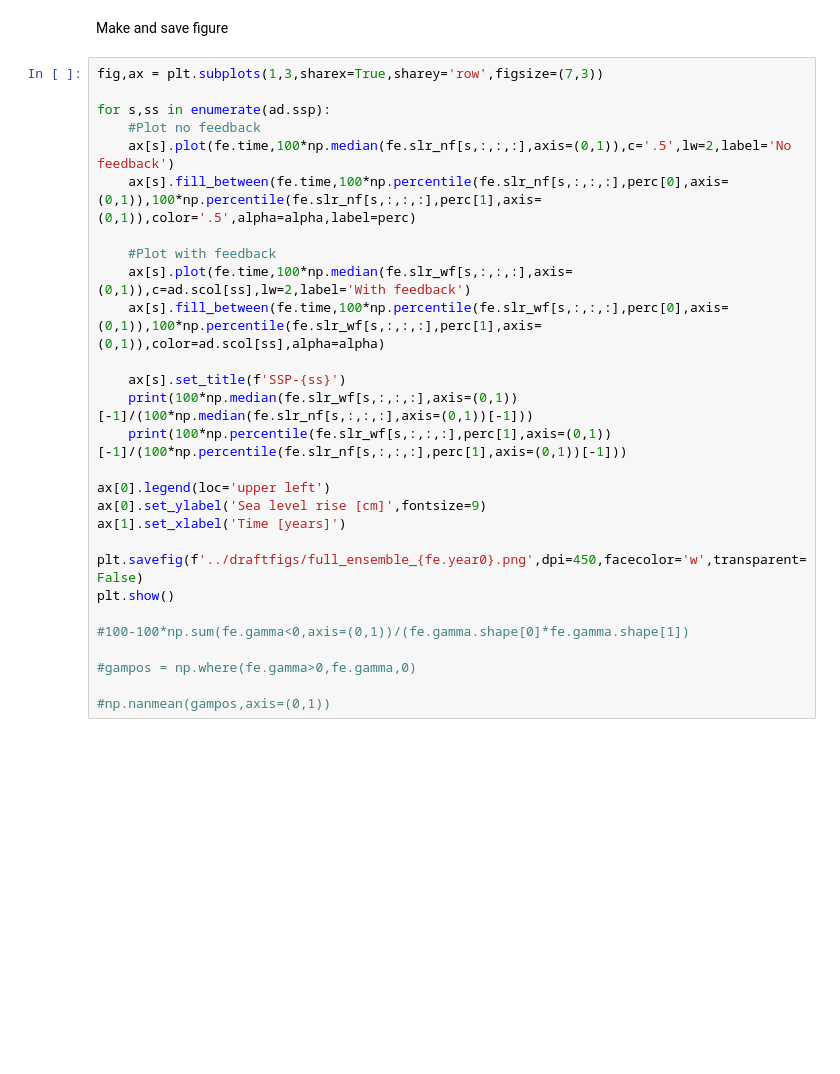
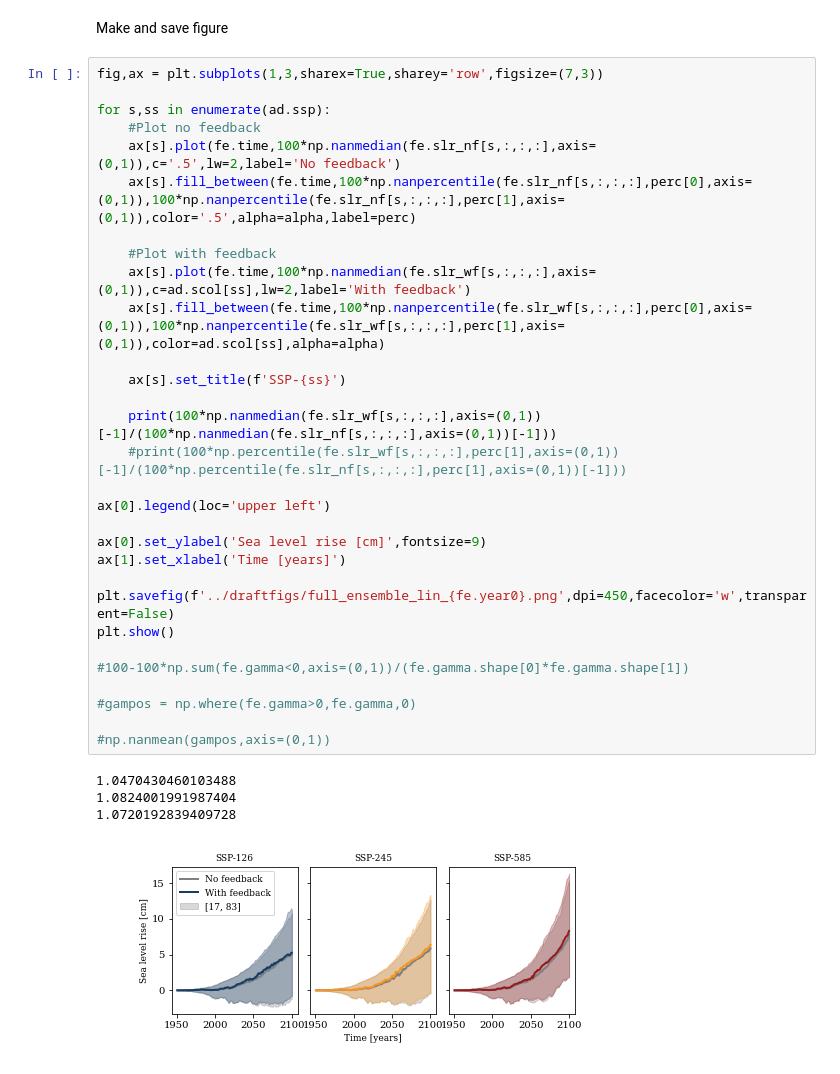
Before and after one commit to erwinlambert/feedback, a Jupyter notebook: notebooks/Draftplot_full_ensemble.ipynb, the cells around one changed output. Cells and saved outputs as stored; diff of their text form; blank space fills up the shorter version.

```diff
--- a/notebooks/Draftplot_full_ensemble.ipynb
+++ b/notebooks/Draftplot_full_ensemble.ipynb
@@ -47,28 +81,35 @@ Make and save figure
 # %%
 fig,ax = plt.subplots(1,3,sharex=True,sharey='row',figsize=(7,3))
 
 for s,ss in enumerate(ad.ssp):
     #Plot no feedback
-    ax[s].plot(fe.time,100*np.median(fe.slr_nf[s,:,:,:],axis=(0,1)),c='.5',lw=2,label='No feedback')
-    ax[s].fill_between(fe.time,100*np.percentile(fe.slr_nf[s,:,:,:],perc[0],axis=(0,1)),100*np.percentile(fe.slr_nf[s,:,:,:],perc[1],axis=(0,1)),color='.5',alpha=alpha,label=perc)
+    ax[s].plot(fe.time,100*np.nanmedian(fe.slr_nf[s,:,:,:],axis=(0,1)),c='.5',lw=2,label='No feedback')
+    ax[s].fill_between(fe.time,100*np.nanpercentile(fe.slr_nf[s,:,:,:],perc[0],axis=(0,1)),100*np.nanpercentile(fe.slr_nf[s,:,:,:],perc[1],axis=(0,1)),color='.5',alpha=alpha,label=perc)
 
     #Plot with feedback
-    ax[s].plot(fe.time,100*np.median(fe.slr_wf[s,:,:,:],axis=(0,1)),c=ad.scol[ss],lw=2,label='With feedback')
-    ax[s].fill_between(fe.time,100*np.percentile(fe.slr_wf[s,:,:,:],perc[0],axis=(0,1)),100*np.percentile(fe.slr_wf[s,:,:,:],perc[1],axis=(0,1)),color=ad.scol[ss],alpha=alpha)
+    ax[s].plot(fe.time,100*np.nanmedian(fe.slr_wf[s,:,:,:],axis=(0,1)),c=ad.scol[ss],lw=2,label='With feedback')
+    ax[s].fill_between(fe.time,100*np.nanpercentile(fe.slr_wf[s,:,:,:],perc[0],axis=(0,1)),100*np.nanpercentile(fe.slr_wf[s,:,:,:],perc[1],axis=(0,1)),color=ad.scol[ss],alpha=alpha)
 
     ax[s].set_title(f'SSP-{ss}')
-    print(100*np.median(fe.slr_wf[s,:,:,:],axis=(0,1))[-1]/(100*np.median(fe.slr_nf[s,:,:,:],axis=(0,1))[-1]))
-    print(100*np.percentile(fe.slr_wf[s,:,:,:],perc[1],axis=(0,1))[-1]/(100*np.percentile(fe.slr_nf[s,:,:,:],perc[1],axis=(0,1))[-1]))
+
+    print(100*np.nanmedian(fe.slr_wf[s,:,:,:],axis=(0,1))[-1]/(100*np.nanmedian(fe.slr_nf[s,:,:,:],axis=(0,1))[-1]))
+    #print(100*np.percentile(fe.slr_wf[s,:,:,:],perc[1],axis=(0,1))[-1]/(100*np.percentile(fe.slr_nf[s,:,:,:],perc[1],axis=(0,1))[-1]))
 
 ax[0].legend(loc='upper left')
+
 ax[0].set_ylabel('Sea level rise [cm]',fontsize=9)
 ax[1].set_xlabel('Time [years]')
 
-plt.savefig(f'../draftfigs/full_ensemble_{fe.year0}.png',dpi=450,facecolor='w',transparent=False)
+plt.savefig(f'../draftfigs/full_ensemble_lin_{fe.year0}.png',dpi=450,facecolor='w',transparent=False)
 plt.show()
 
 #100-100*np.sum(fe.gamma<0,axis=(0,1))/(fe.gamma.shape[0]*fe.gamma.shape[1])
 
 #gampos = np.where(fe.gamma>0,fe.gamma,0)
 
 #np.nanmean(gampos,axis=(0,1))
+# %% [output]
+1.0470430460103488
+1.0824001991987404
+1.0720192839409728
+[figure, added]
```
Also changed, not shown: parts of 3 cells of this notebook, 11 other files.
